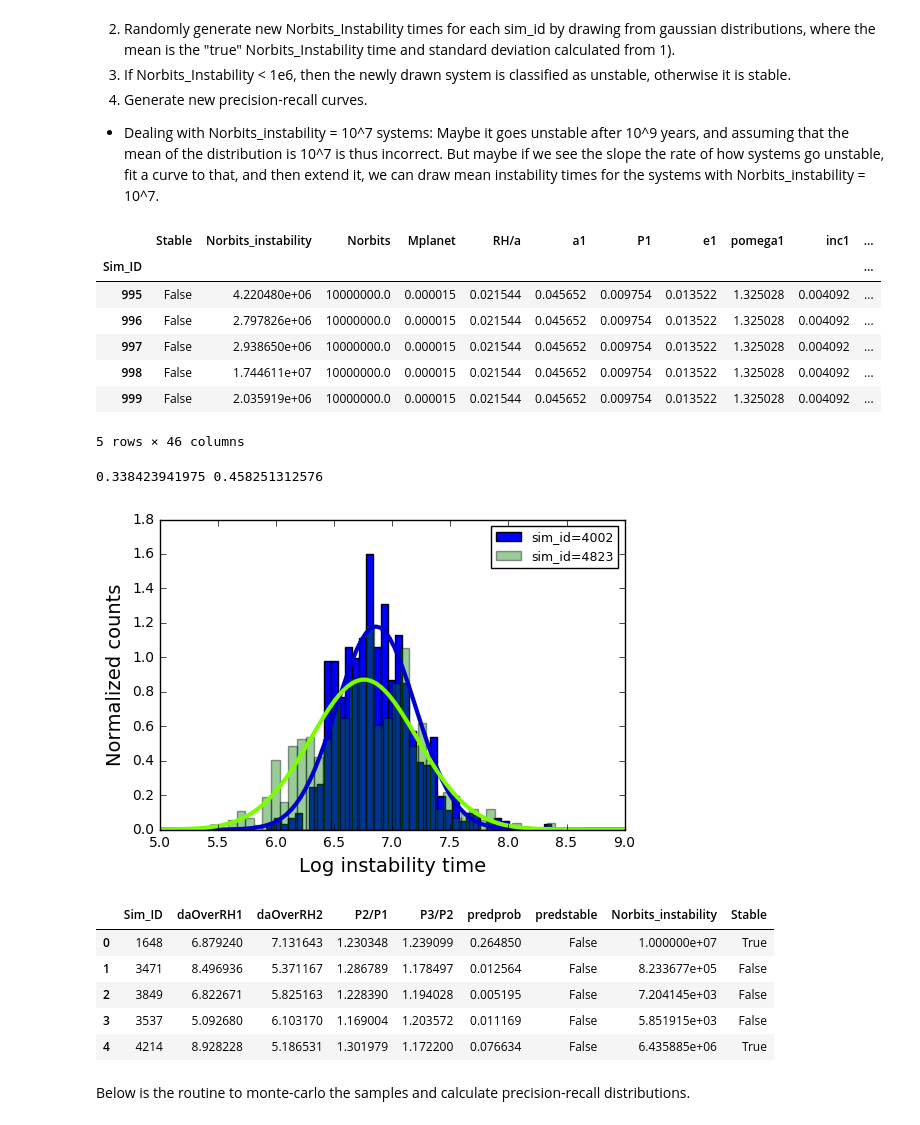
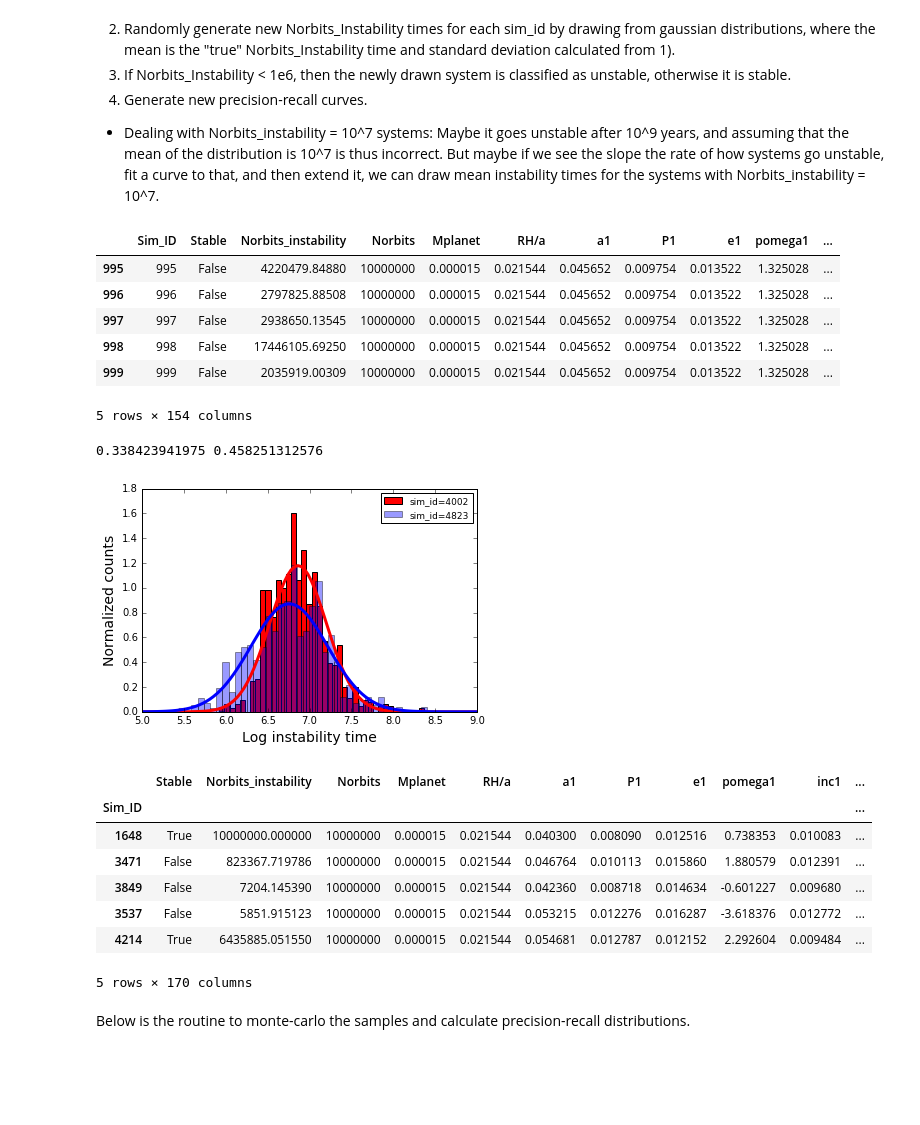
Before and after one commit to dtamayo/Stability, a Jupyter notebook: Analysis/precision-recall_MC.ipynb, the cells around one changed output. Drawn from its saved outputs; the diff is of its cells as text; code cells hidden in the pictures; blank space fills up the shorter version.

Commit message:
updated plotting and Monte Carlo ipynbs

```diff
--- a/Analysis/precision-recall_MC.ipynb
+++ b/Analysis/precision-recall_MC.ipynb
@@ -16,51 +16,50 @@ import matplotlib.pyplot as plt
 # %%
 sim_id = 4002
 #df = pd.read_csv("/mnt/raid-cita/dtamayo/Stability/data/distribution/outputs"+str(sim_id)+'/distribution'+str(sim_id)+".csv", index_col=0)
-df = pd.read_csv("../data/distribution/outputs"+str(sim_id)+'/distribution'+str(sim_id)+".csv", index_col=0)
+df = pd.read_csv("../data/distribution/outputs"+str(sim_id)+'/distributionallfeatures'+str(sim_id)+".csv", index_col=0)
 df.tail()
 
 sim_id = 4283
 #df2 = pd.read_csv("/mnt/raid-cita/dtamayo/Stability/data/distribution/outputs"+str(sim_id)+'/distribution'+str(sim_id)+".csv", index_col=0)
-df2 = pd.read_csv("../data/distribution/outputs"+str(sim_id)+'/distribution'+str(sim_id)+".csv", index_col=0)
+df2 = pd.read_csv("../data/distribution/outputs"+str(sim_id)+'/distributionallfeatures'+str(sim_id)+".csv", index_col=0)
 df2.tail()
 # %% [output]
-|  | Stable | Norbits_instability | Norbits | Mplanet | RH/a | a1 | P1 | e1 | pomega1 | inc1 | ... |
-| Sim_ID |  |  |  |  |  |  |  |  |  |  | ... |
-| 995 | False | 4.220480e+06 | 10000000.0 | 0.000015 | 0.021544 | 0.045652 | 0.009754 | 0.013522 | 1.325028 | 0.004092 | ... |
-| 996 | False | 2.797826e+06 | 10000000.0 | 0.000015 | 0.021544 | 0.045652 | 0.009754 | 0.013522 | 1.325028 | 0.004092 | ... |
-| 997 | False | 2.938650e+06 | 10000000.0 | 0.000015 | 0.021544 | 0.045652 | 0.009754 | 0.013522 | 1.325028 | 0.004092 | ... |
-| 998 | False | 1.744611e+07 | 10000000.0 | 0.000015 | 0.021544 | 0.045652 | 0.009754 | 0.013522 | 1.325028 | 0.004092 | ... |
-| 999 | False | 2.035919e+06 | 10000000.0 | 0.000015 | 0.021544 | 0.045652 | 0.009754 | 0.013522 | 1.325028 | 0.004092 | ... |
+|  | Sim_ID | Stable | Norbits_instability | Norbits | Mplanet | RH/a | a1 | P1 | e1 | pomega1 | ... |
+| 995 | 995 | False | 4220479.84880 | 10000000 | 0.000015 | 0.021544 | 0.045652 | 0.009754 | 0.013522 | 1.325028 | ... |
+| 996 | 996 | False | 2797825.88508 | 10000000 | 0.000015 | 0.021544 | 0.045652 | 0.009754 | 0.013522 | 1.325028 | ... |
+| 997 | 997 | False | 2938650.13545 | 10000000 | 0.000015 | 0.021544 | 0.045652 | 0.009754 | 0.013522 | 1.325028 | ... |
+| 998 | 998 | False | 17446105.69250 | 10000000 | 0.000015 | 0.021544 | 0.045652 | 0.009754 | 0.013522 | 1.325028 | ... |
+| 999 | 999 | False | 2035919.00309 | 10000000 | 0.000015 | 0.021544 | 0.045652 | 0.009754 | 0.013522 | 1.325028 | ... |
-5 rows × 46 columns
+5 rows × 154 columns
 # %%
 logs1 = np.log10(df['Norbits_instability'].values)
 logs2 = np.log10(df2['Norbits_instability'].values)
 # %%
 %matplotlib inline
 import matplotlib.pyplot as plt
 from scipy.stats import norm
 import matplotlib.mlab as mlab
 mu1, std1 = norm.fit(logs1)
 mu2, std2 = norm.fit(logs2)
 std_avg = np.mean([std1,std2])
 x = np.linspace(5, 9, 100)
 
 fontsize=14
 fig, ax = plt.subplots()
-ax.hist(logs1, 40, normed=True, label='sim_id=4002')
-ax.hist(logs2, 40, alpha=0.4, normed=True, label='sim_id=4823')
-ax.plot(x, mlab.normpdf(x, mu1, std1), color="mediumblue", lw=3)
-ax.plot(x, mlab.normpdf(x, mu2, std2), color="lawngreen", lw=3)
+ax.hist(logs1, 40, normed=True, label='sim_id=4002', color="red")
+ax.hist(logs2, 40, alpha=0.4, normed=True, label='sim_id=4823', color="blue")
+ax.plot(x, mlab.normpdf(x, mu1, std1), color="red", lw=3)
+ax.plot(x, mlab.normpdf(x, mu2, std2), color="blue", lw=3)
 ax.set_xlabel('Log instability time', fontsize=fontsize)
 ax.set_ylabel('Normalized counts', fontsize=fontsize)
 plt.legend(loc="upper right",fontsize=9)
-print np.std(logs1),np.std(logs2)
+print(np.std(logs1),np.std(logs2))
 plt.savefig("Norbits_Instability_histogram.pdf")
 # %% [output]
 0.338423941975 0.458251312576
-[figure, old version]
+[figure, new version]
 # %%
-data = pd.read_csv("../data/ari_mc.csv",header=0)
+data = pd.read_csv('../data/1e7data_holdout.csv', index_col=0)
 data.head()
 
 #change stability to if systems survive > 10^6 years
@@ -68,12 +67,14 @@ thresh_stability=6
 data.loc[np.log10(data["Norbits_instability"])>=thresh_stability,"Stable"] = True
 data.head()
 # %% [output]
-|  | Sim_ID | daOverRH1 | daOverRH2 | P2/P1 | P3/P2 | predprob | predstable | Norbits_instability | Stable |
-| 0 | 1648 | 6.879240 | 7.131643 | 1.230348 | 1.239099 | 0.264850 | False | 1.000000e+07 | True |
-| 1 | 3471 | 8.496936 | 5.371167 | 1.286789 | 1.178497 | 0.012564 | False | 8.233677e+05 | False |
-| 2 | 3849 | 6.822671 | 5.825163 | 1.228390 | 1.194028 | 0.005195 | False | 7.204145e+03 | False |
-| 3 | 3537 | 5.092680 | 6.103170 | 1.169004 | 1.203572 | 0.011169 | False | 5.851915e+03 | False |
-| 4 | 4214 | 8.928228 | 5.186531 | 1.301979 | 1.172200 | 0.076634 | False | 6.435885e+06 | True |
+|  | Stable | Norbits_instability | Norbits | Mplanet | RH/a | a1 | P1 | e1 | pomega1 | inc1 | ... |
+| Sim_ID |  |  |  |  |  |  |  |  |  |  | ... |
+| 1648 | True | 10000000.000000 | 10000000 | 0.000015 | 0.021544 | 0.040300 | 0.008090 | 0.012516 | 0.738353 | 0.010083 | ... |
+| 3471 | False | 823367.719786 | 10000000 | 0.000015 | 0.021544 | 0.046764 | 0.010113 | 0.015860 | 1.880579 | 0.012391 | ... |
+| 3849 | False | 7204.145390 | 10000000 | 0.000015 | 0.021544 | 0.042360 | 0.008718 | 0.014634 | -0.601227 | 0.009680 | ... |
+| 3537 | False | 5851.915123 | 10000000 | 0.000015 | 0.021544 | 0.053215 | 0.012276 | 0.016287 | -3.618376 | 0.012772 | ... |
+| 4214 | True | 6435885.051550 | 10000000 | 0.000015 | 0.021544 | 0.054681 | 0.012787 | 0.012152 | 2.292604 | 0.009484 | ... |
+5 rows × 170 columns
 # %% [markdown]
 Below is the routine to monte-carlo the samples and calculate precision-recall distributions.
 # %%
```
Also changed, not shown: parts of 8 cells of this notebook, 4 other files.
